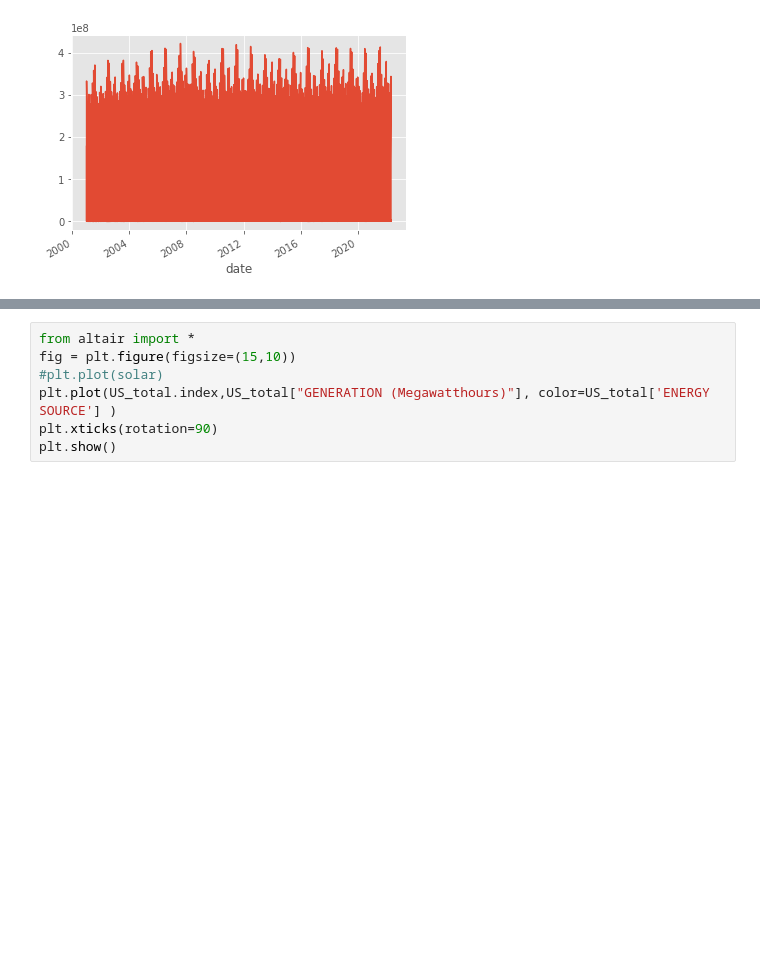
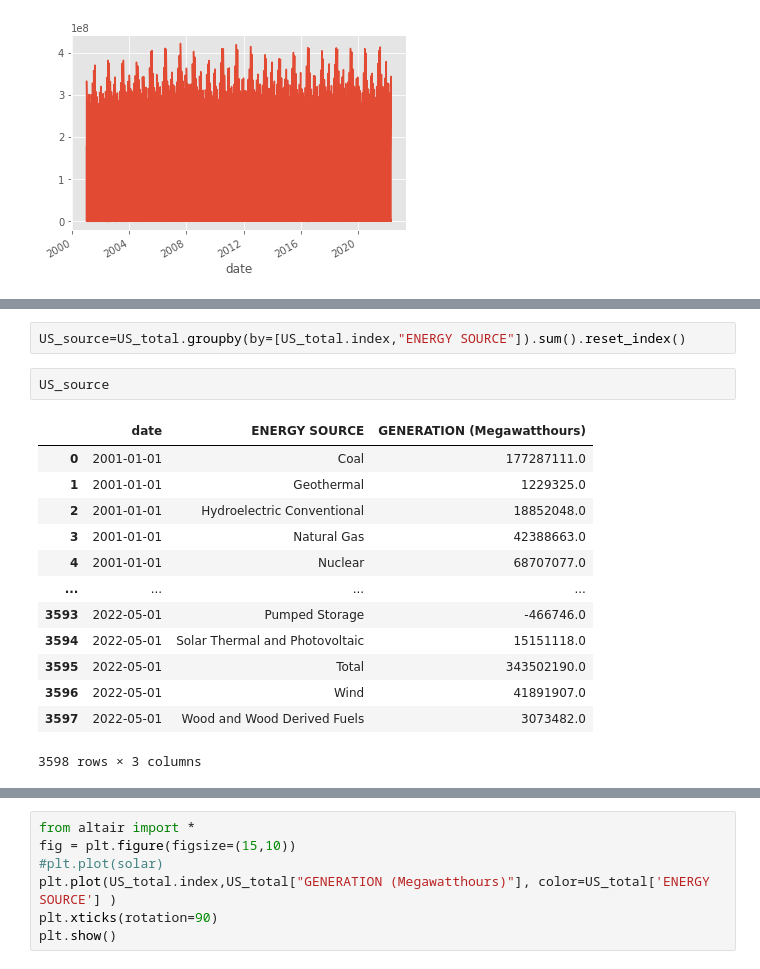
Before and after one commit to MNLKuzmin/USEnergy_Generation, a Jupyter notebook: TimeseriesNotebook.ipynb, the cells around one changed output, grey strips where cells are left out. Cells and saved outputs as stored; diff of their text form; blank space fills up the shorter version.

```diff
--- a/TimeseriesNotebook.ipynb
+++ b/TimeseriesNotebook.ipynb
@@ -301,0 +321,18 @@ US_total['GENERATION (Megawatthours)'].plot();
+# %%
+US_source=US_total.groupby(by=[US_total.index,"ENERGY SOURCE"]).sum().reset_index()
+# %%
+US_source
+# %% [output]
+|  | date | ENERGY SOURCE | GENERATION (Megawatthours) |
+| 0 | 2001-01-01 | Coal | 177287111.0 |
+| 1 | 2001-01-01 | Geothermal | 1229325.0 |
+| 2 | 2001-01-01 | Hydroelectric Conventional | 18852048.0 |
+| 3 | 2001-01-01 | Natural Gas | 42388663.0 |
+| 4 | 2001-01-01 | Nuclear | 68707077.0 |
+| ... | ... | ... | ... |
+| 3593 | 2022-05-01 | Pumped Storage | -466746.0 |
+| 3594 | 2022-05-01 | Solar Thermal and Photovoltaic | 15151118.0 |
+| 3595 | 2022-05-01 | Total | 343502190.0 |
+| 3596 | 2022-05-01 | Wind | 41891907.0 |
+| 3597 | 2022-05-01 | Wood and Wood Derived Fuels | 3073482.0 |
+3598 rows × 3 columns
```
Also changed, not shown: parts of 33 cells of this notebook.
